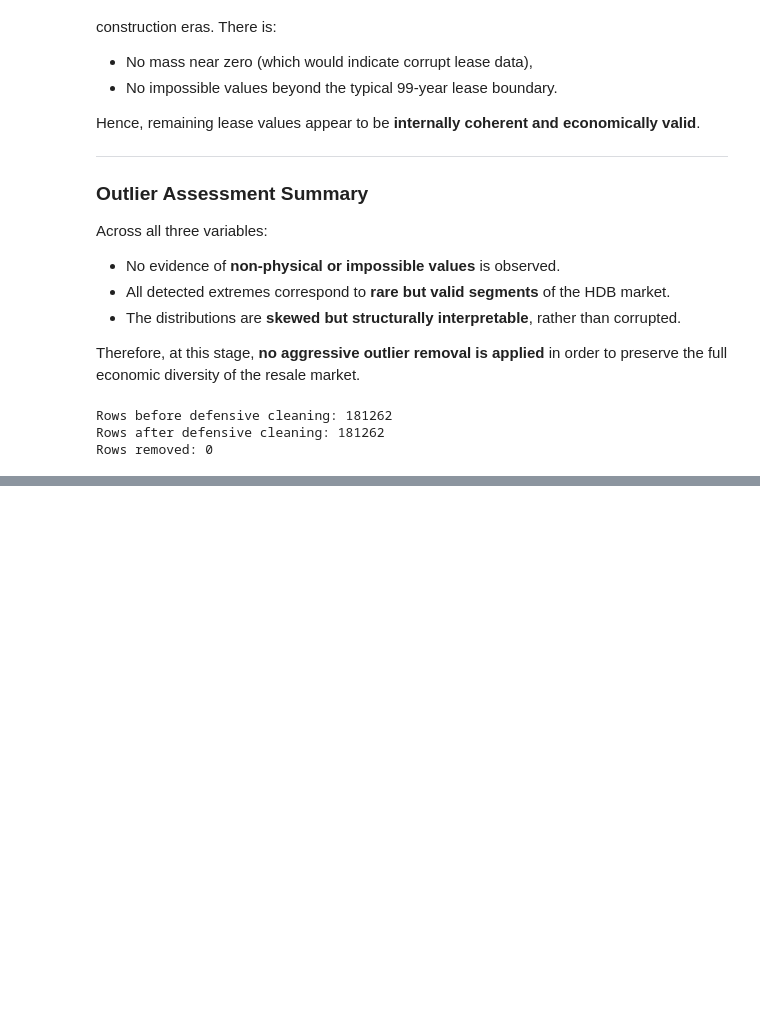
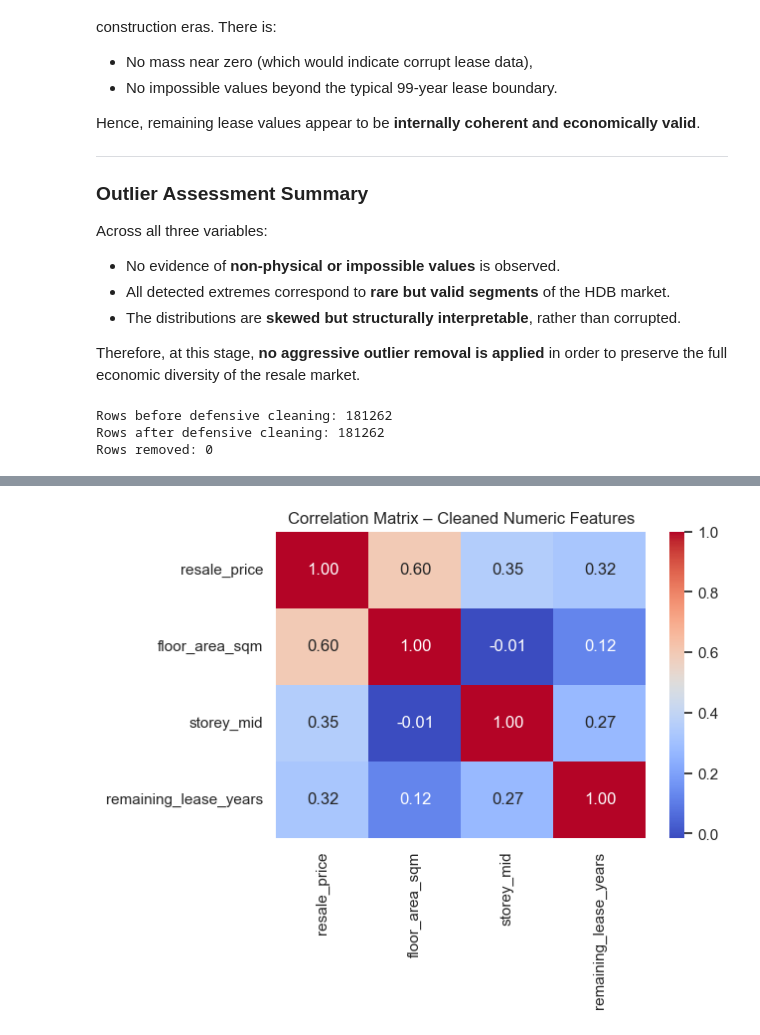
Before and after one commit to haiming772/hdb-resale-analytics, a Jupyter notebook: notebooks/01_data_wrangling.ipynb, the cells around one changed output, grey strips where cells are left out. Drawn from its saved outputs; the diff is of its cells as text; code cells hidden in the pictures; blank space fills up the shorter version.

Commit message:
Complete Phase 1 cleaning and EDA with final hdb_clean dataset export

```diff
--- a/notebooks/01_data_wrangling.ipynb
+++ b/notebooks/01_data_wrangling.ipynb
@@ -497,0 +509,10 @@ Rows removed: 0
+# %%
+numeric_for_corr = [
+    "resale_price",
+    "floor_area_sqm",
+    "storey_mid",
+    "remaining_lease_years",
+]
+
+corr = df[numeric_for_corr].corr()
+corr
@@ -497,0 +525,7 @@ Rows removed: 0
+# %%
+plt.figure(figsize=(6, 4))
+sns.heatmap(corr, annot=True, fmt=".2f", cmap="coolwarm")
+plt.title("Correlation Matrix – Cleaned Numeric Features")
+plt.show()
+# %% [output]
+[figure, added]
```
Also changed, not shown: parts of 11 cells of this notebook.
